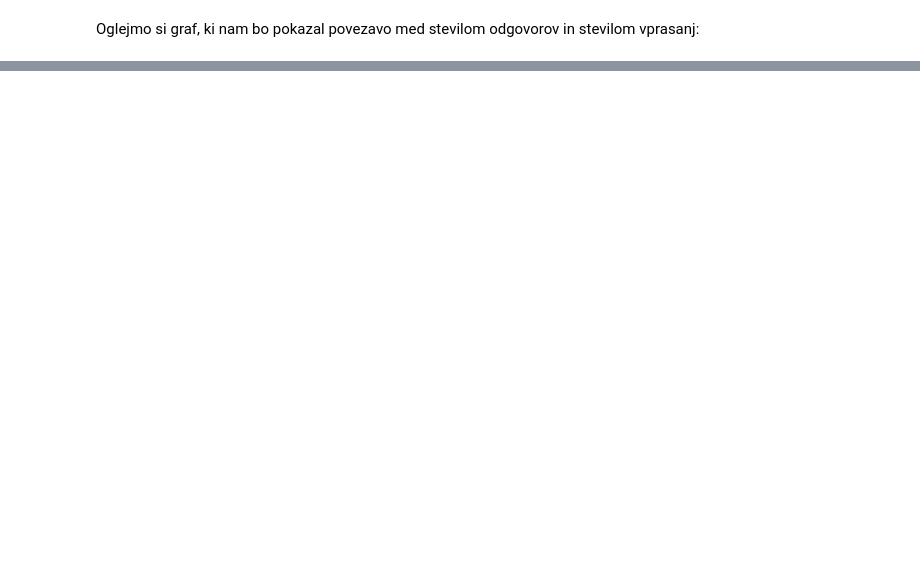
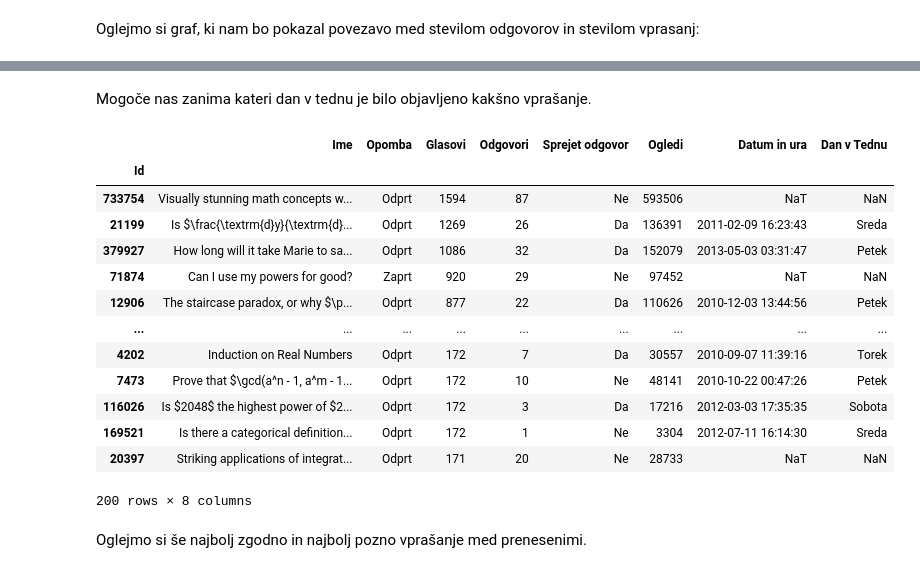
Before and after one commit to lukaponikvar/Projektna_UVP, a Jupyter notebook: Analiza.ipynb, the cells around one changed output, grey strips where cells are left out. Saved outputs shown, nothing was run; the diff lists cells and outputs as text; code cells hidden in the pictures; blank space fills up the shorter version.

```diff
--- a/Analiza.ipynb
+++ b/Analiza.ipynb
@@ -21,6 +27,6 @@ import pandas as pd
 import os
 
 
-VPRASANJA = pd.read_csv(os.path.join(ime_mape_za_analizo,ime_CSV_datoteke_za_analizo), index_col="Id")
+VPRASANJA = pd.read_csv(os.path.join(ime_mape_za_analizo,ime_CSV_datoteke_za_analizo), index_col="Id", parse_dates=["Datum in ura"])
 OZNAKE = pd.read_csv(os.path.join(ime_mape_za_analizo,ime_CSV_datoteke_za_analizo[:-4] + "_oznake.csv"))
 VPRASANJA
@@ -53,0 +116,26 @@ po_odgovorih.plot.bar(ylabel = "količina vprašanj")
+# %% [markdown]
+Mogoče nas zanima kateri dan v tednu je bilo objavljeno kakšno vprašanje.
+# %%
+from Pomozne_funkcije import prevedi
+
+
+VPRASANJA["Dan v Tednu"] = VPRASANJA["Datum in ura"].dt.day_name()
+VPRASANJA["Dan v Tednu"] = VPRASANJA["Dan v Tednu"].map(prevedi)
+VPRASANJA
+# %% [output]
+|  | Ime | Opomba | Glasovi | Odgovori | Sprejet odgovor | Ogledi | Datum in ura | Dan v Tednu |
+| Id |  |  |  |  |  |  |  |  |
+| 733754 | Visually stunning math concepts w... | Odprt | 1594 | 87 | Ne | 593506 | NaT | NaN |
+| 21199 | Is $\frac{\textrm{d}y}{\textrm{d}... | Odprt | 1269 | 26 | Da | 136391 | 2011-02-09 16:23:43 | Sreda |
+| 379927 | How long will it take Marie to sa... | Odprt | 1086 | 32 | Da | 152079 | 2013-05-03 03:31:47 | Petek |
+| 71874 | Can I use my powers for good? | Zaprt | 920 | 29 | Ne | 97452 | NaT | NaN |
+| 12906 | The staircase paradox, or why $\p... | Odprt | 877 | 22 | Da | 110626 | 2010-12-03 13:44:56 | Petek |
+| ... | ... | ... | ... | ... | ... | ... | ... | ... |
+| 4202 | Induction on Real Numbers | Odprt | 172 | 7 | Da | 30557 | 2010-09-07 11:39:16 | Torek |
+| 7473 | Prove that $\gcd(a^n - 1, a^m - 1... | Odprt | 172 | 10 | Ne | 48141 | 2010-10-22 00:47:26 | Petek |
+| 116026 | Is $2048$ the highest power of $2... | Odprt | 172 | 3 | Da | 17216 | 2012-03-03 17:35:35 | Sobota |
+| 169521 | Is there a categorical definition... | Odprt | 172 | 1 | Ne | 3304 | 2012-07-11 16:14:30 | Sreda |
+| 20397 | Striking applications of integrat... | Odprt | 171 | 20 | Ne | 28733 | NaT | NaN |
+200 rows × 8 columns
+# %% [markdown]
+Oglejmo si še najbolj zgodno in najbolj pozno vprašanje med prenesenimi.
```
Also changed, not shown: parts of 13 cells of this notebook.
